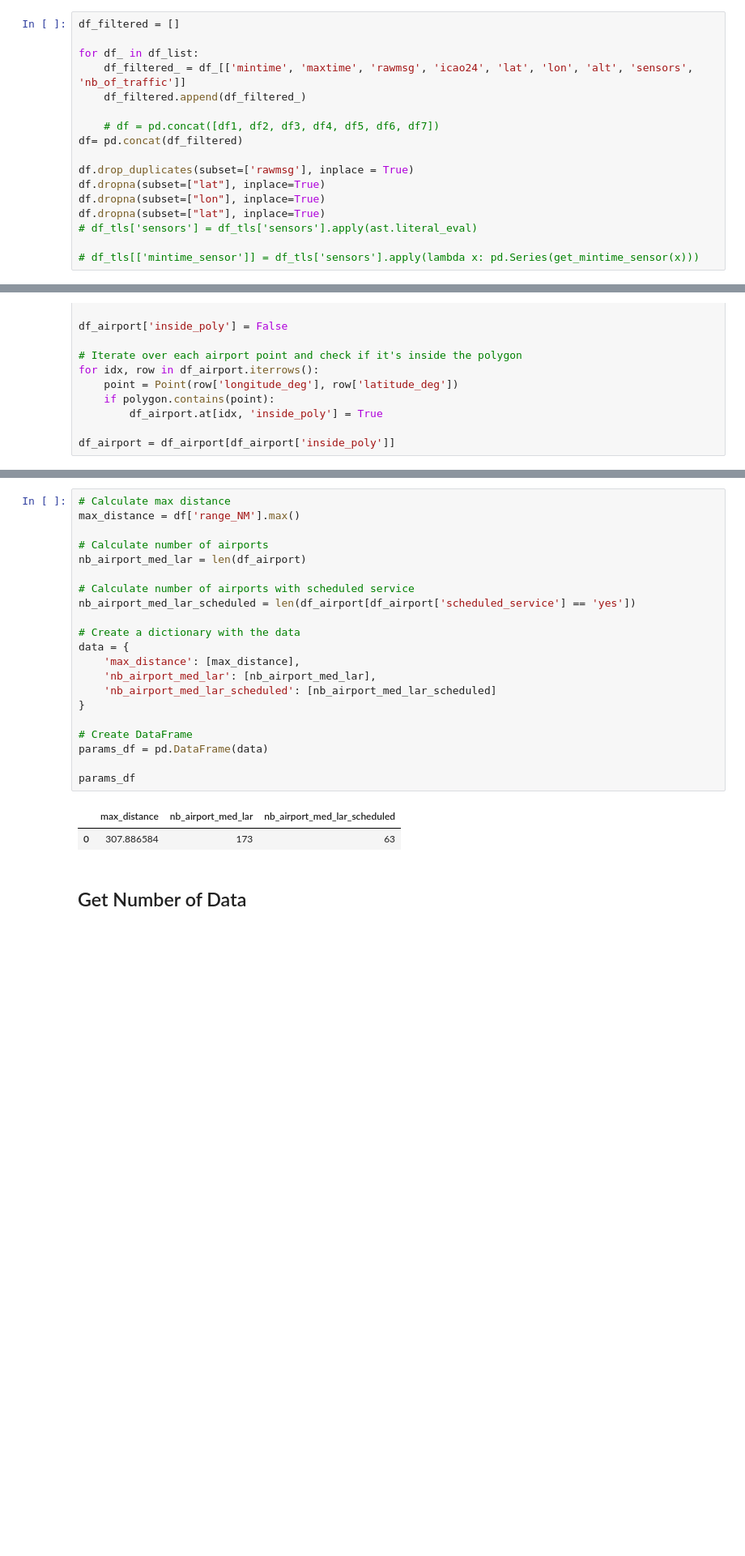
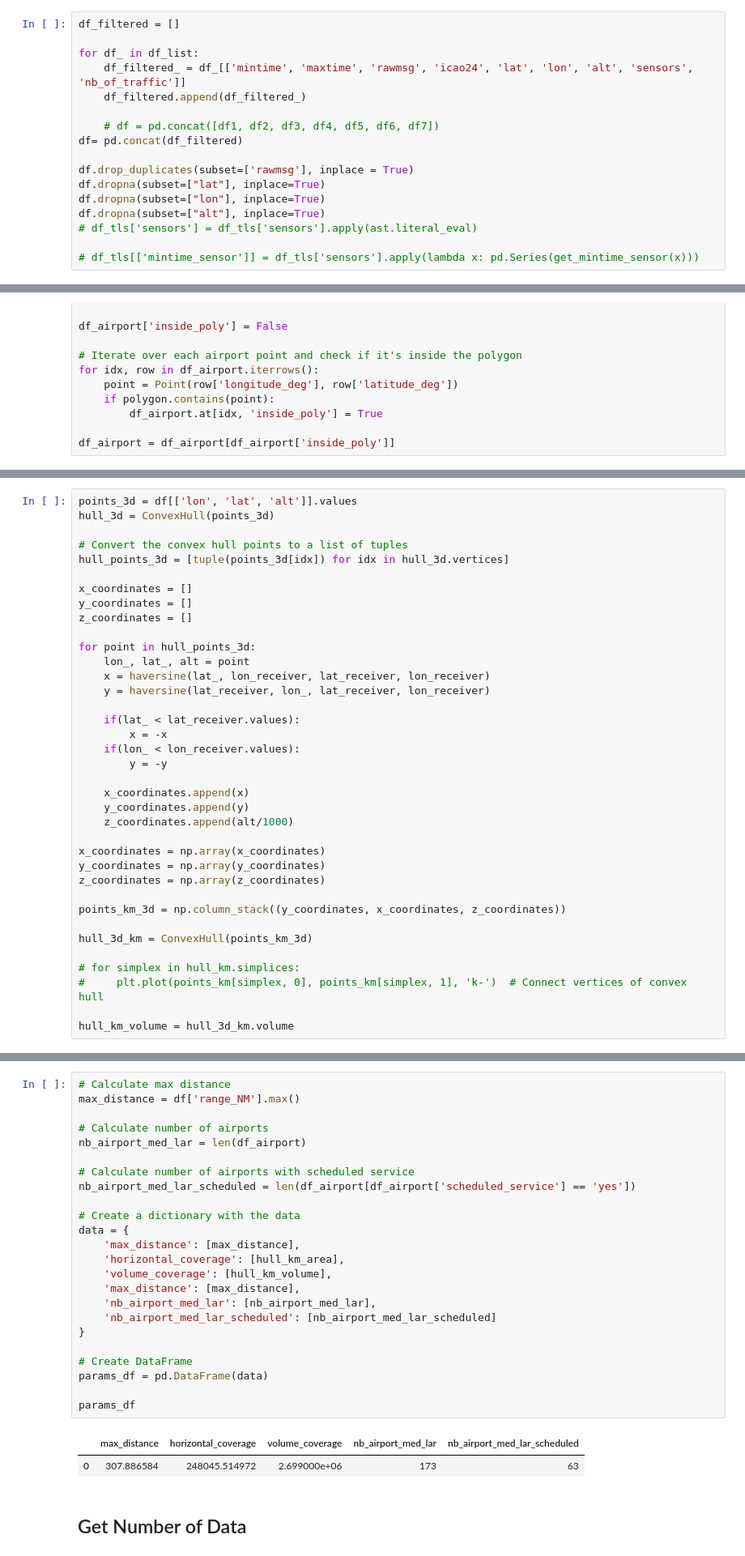
Before and after one commit to fazlurnu/adsb_reception_model_opensky, a Jupyter notebook: scripts/get_reception_prob.ipynb, the cells around one changed output, grey strips where cells are left out. Shown: that part at 81% size. Drawn from its saved outputs; the diff is of its cells as text; blank space fills up the shorter version.

Commit message:
add convex hull calculations

```diff
--- a/scripts/get_reception_prob.ipynb
+++ b/scripts/get_reception_prob.ipynb
@@ -81,7 +81,7 @@ df= pd.concat(df_filtered)
 df.drop_duplicates(subset=['rawmsg'], inplace = True)
 df.dropna(subset=["lat"], inplace=True)
 df.dropna(subset=["lon"], inplace=True)
-df.dropna(subset=["lat"], inplace=True)
+df.dropna(subset=["alt"], inplace=True)
 # df_tls['sensors'] = df_tls['sensors'].apply(ast.literal_eval)
 
 # df_tls[['mintime_sensor']] = df_tls['sensors'].apply(lambda x: pd.Series(get_mintime_sensor(x)))
@@ -199,0 +225,37 @@ plt.show()
+# %%
+points_3d = df[['lon', 'lat', 'alt']].values
+hull_3d = ConvexHull(points_3d)
+
+# Convert the convex hull points to a list of tuples
+hull_points_3d = [tuple(points_3d[idx]) for idx in hull_3d.vertices]
+
+x_coordinates = []
+y_coordinates = []
+z_coordinates = []
+
+for point in hull_points_3d:
+    lon_, lat_, alt = point
+    x = haversine(lat_, lon_receiver, lat_receiver, lon_receiver)
+    y = haversine(lat_receiver, lon_, lat_receiver, lon_receiver)
+
+    if(lat_ < lat_receiver.values):
+        x = -x
+    if(lon_ < lon_receiver.values):
+        y = -y
+
+    x_coordinates.append(x)
+    y_coordinates.append(y)
+    z_coordinates.append(alt/1000)
+
+x_coordinates = np.array(x_coordinates)
+y_coordinates = np.array(y_coordinates)
+z_coordinates = np.array(z_coordinates)
+
+points_km_3d = np.column_stack((y_coordinates, x_coordinates, z_coordinates))
+
+hull_3d_km = ConvexHull(points_km_3d)
+
+# for simplex in hull_km.simplices:
+#     plt.plot(points_km[simplex, 0], points_km[simplex, 1], 'k-')  # Connect vertices of convex hull
+
+hull_km_volume = hull_3d_km.volume
@@ -200,27 +264,30 @@ plt.show()
 # %%
 # Calculate max distance
 max_distance = df['range_NM'].max()
 
 # Calculate number of airports
 nb_airport_med_lar = len(df_airport)
 
 # Calculate number of airports with scheduled service
 nb_airport_med_lar_scheduled = len(df_airport[df_airport['scheduled_service'] == 'yes'])
 
 # Create a dictionary with the data
 data = {
     'max_distance': [max_distance],
+    'horizontal_coverage': [hull_km_area],
+    'volume_coverage': [hull_km_volume],
+    'max_distance': [max_distance],
     'nb_airport_med_lar': [nb_airport_med_lar],
     'nb_airport_med_lar_scheduled': [nb_airport_med_lar_scheduled]
 }
 
 # Create DataFrame
 params_df = pd.DataFrame(data)
 
 params_df
 # %% [output]
-|  | max_distance | nb_airport_med_lar | nb_airport_med_lar_scheduled |
-| 0 | 307.886584 | 173 | 63 |
+|  | max_distance | horizontal_coverage | volume_coverage | nb_airport_med_lar | nb_airport_med_lar_scheduled |
+| 0 | 307.886584 | 248045.514972 | 2.699000e+06 | 173 | 63 |
 # %% [markdown]
 ## Get Number of Data
 # %%
```
Also changed, not shown: parts of 13 cells of this notebook, 1 other file.
